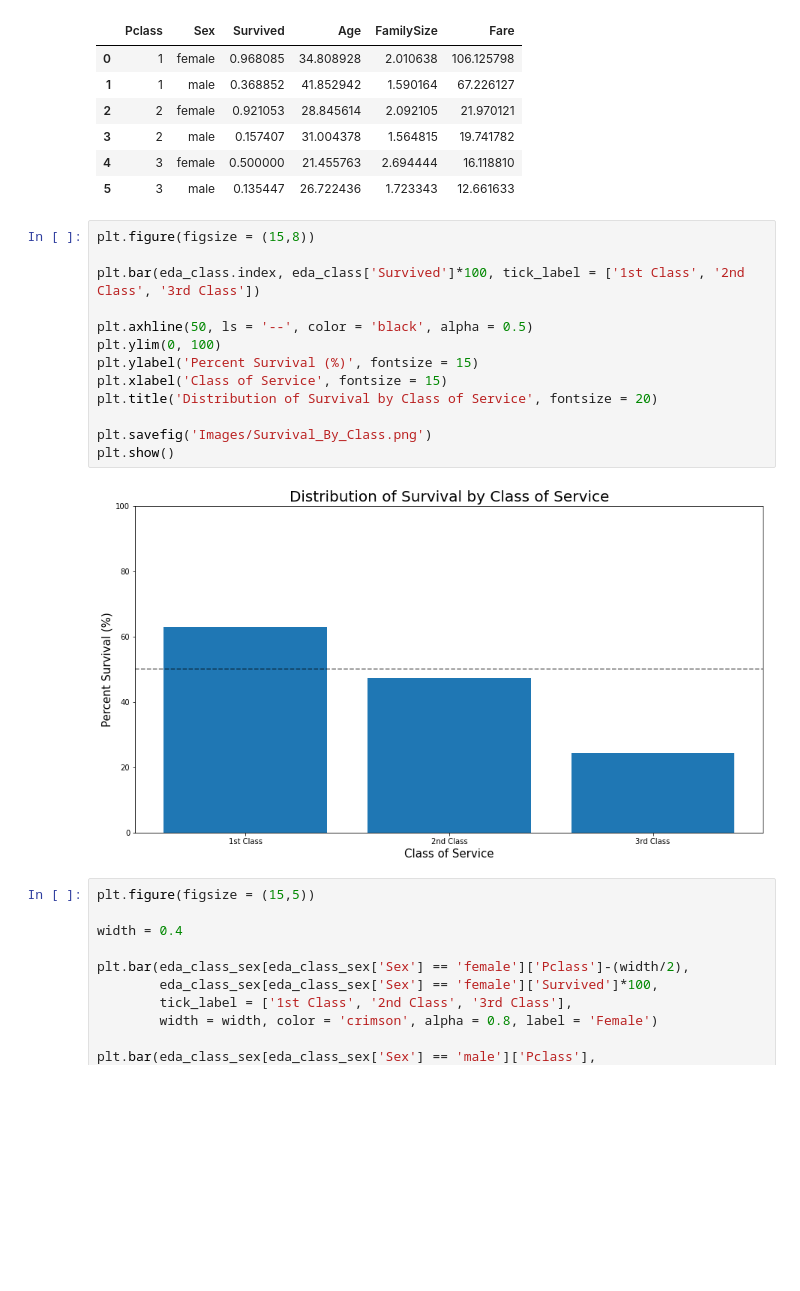
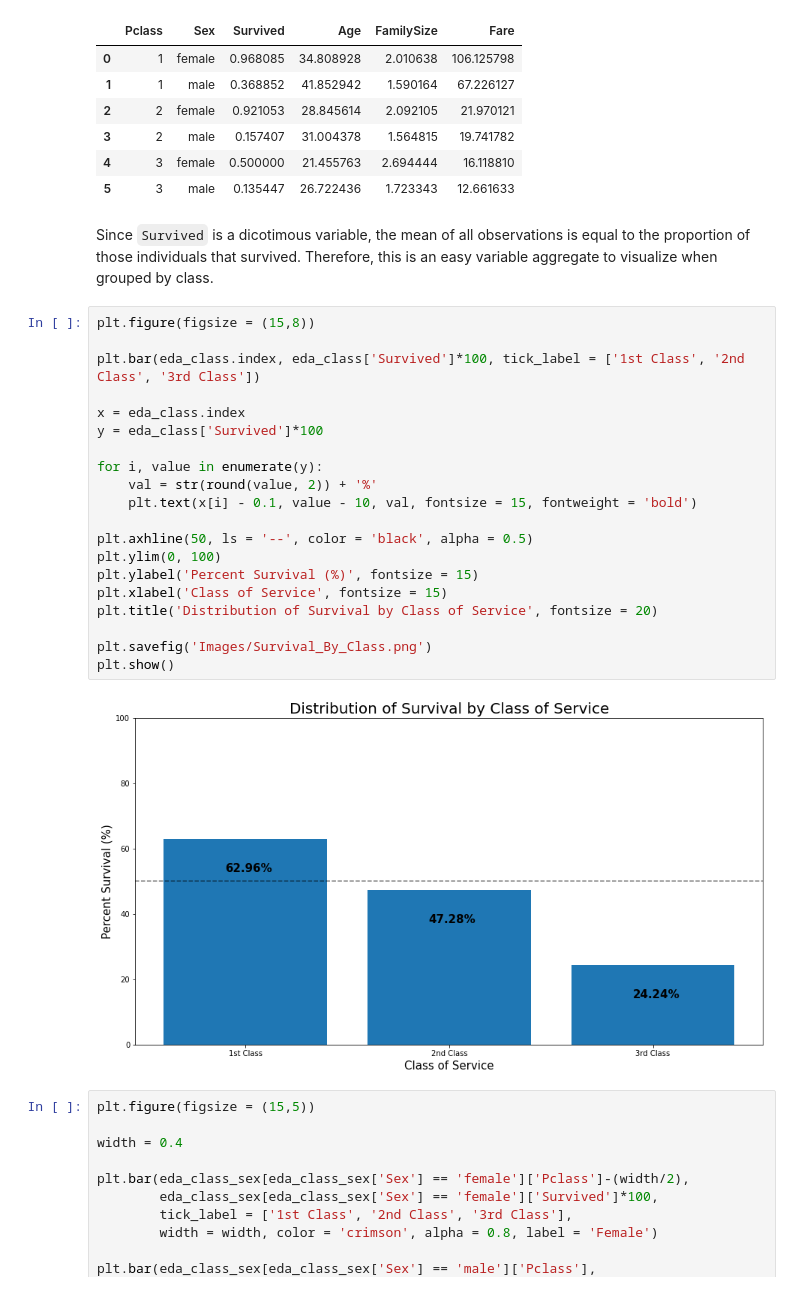
Before and after one commit to ddiston/Kaggle_Titanic, a Jupyter notebook: 01-Titanic_Preprocessing.ipynb, the cells around one changed output. Saved outputs shown, nothing was run; the diff lists cells and outputs as text; blank space fills up the shorter version.

Commit message:
more visuals

```diff
--- a/01-Titanic_Preprocessing.ipynb
+++ b/01-Titanic_Preprocessing.ipynb
@@ -1210,21 +1222,30 @@ eda_class_sex
 | 3 | 2 | male | 0.157407 | 31.004378 | 1.564815 | 19.741782 |
 | 4 | 3 | female | 0.500000 | 21.455763 | 2.694444 | 16.118810 |
 | 5 | 3 | male | 0.135447 | 26.722436 | 1.723343 | 12.661633 |
+# %% [markdown]
+Since `Survived` is a dicotimous variable, the mean of all observations is equal to the proportion of those individuals that survived. Therefore, this is an easy variable aggregate to visualize when grouped by class.
 # %%
 plt.figure(figsize = (15,8))
 
 plt.bar(eda_class.index, eda_class['Survived']*100, tick_label = ['1st Class', '2nd Class', '3rd Class'])
+
+x = eda_class.index
+y = eda_class['Survived']*100
+
+for i, value in enumerate(y):
+    val = str(round(value, 2)) + '%'
+    plt.text(x[i] - 0.1, value - 10, val, fontsize = 15, fontweight = 'bold')
 
 plt.axhline(50, ls = '--', color = 'black', alpha = 0.5)
 plt.ylim(0, 100)
 plt.ylabel('Percent Survival (%)', fontsize = 15)
 plt.xlabel('Class of Service', fontsize = 15)
 plt.title('Distribution of Survival by Class of Service', fontsize = 20)
 
 plt.savefig('Images/Survival_By_Class.png')
 plt.show()
 # %% [output]
-[figure, old version]
+[figure, new version]
 # %%
 plt.figure(figsize = (15,5))
 
```
Also changed, not shown: parts of 2 cells of this notebook.
